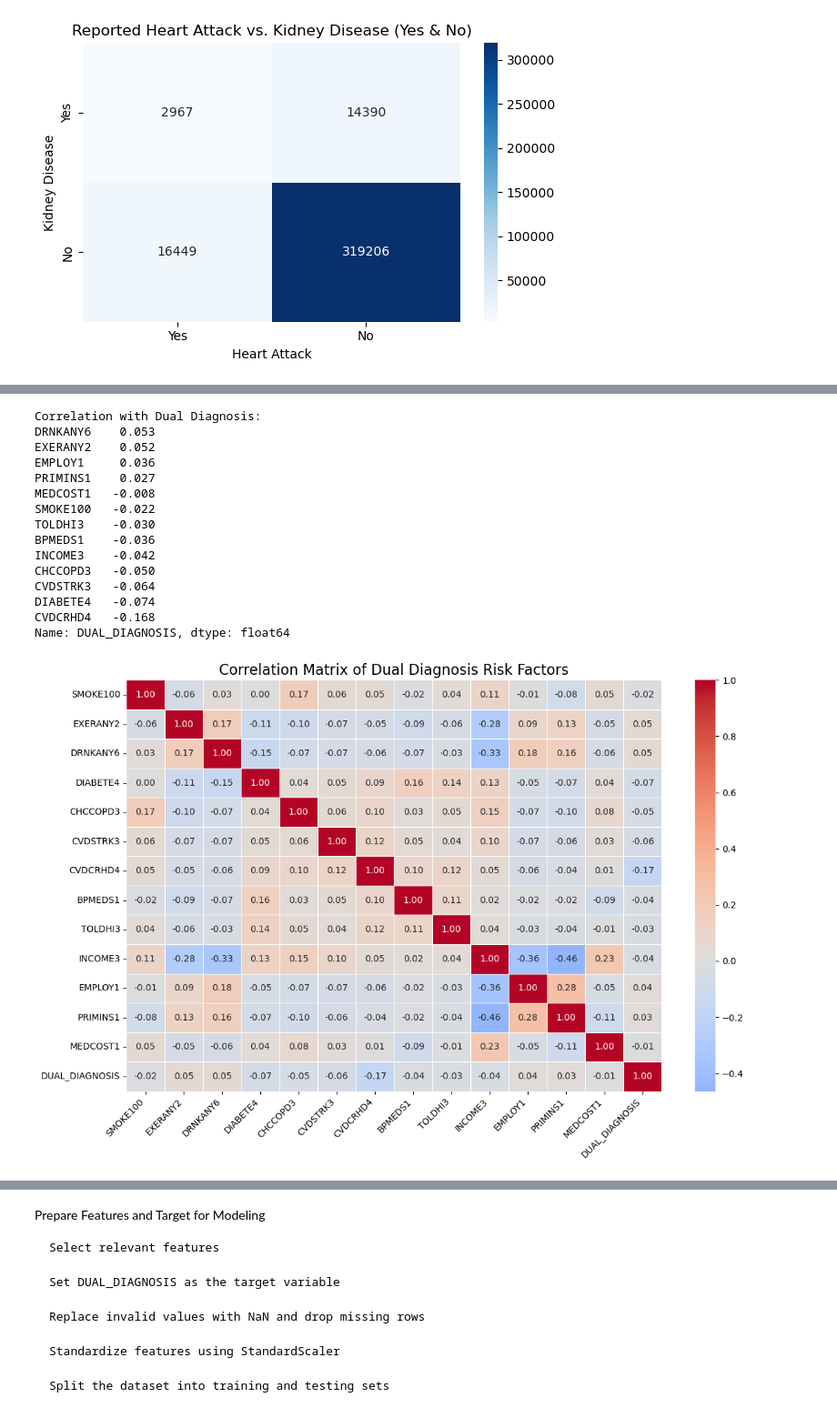
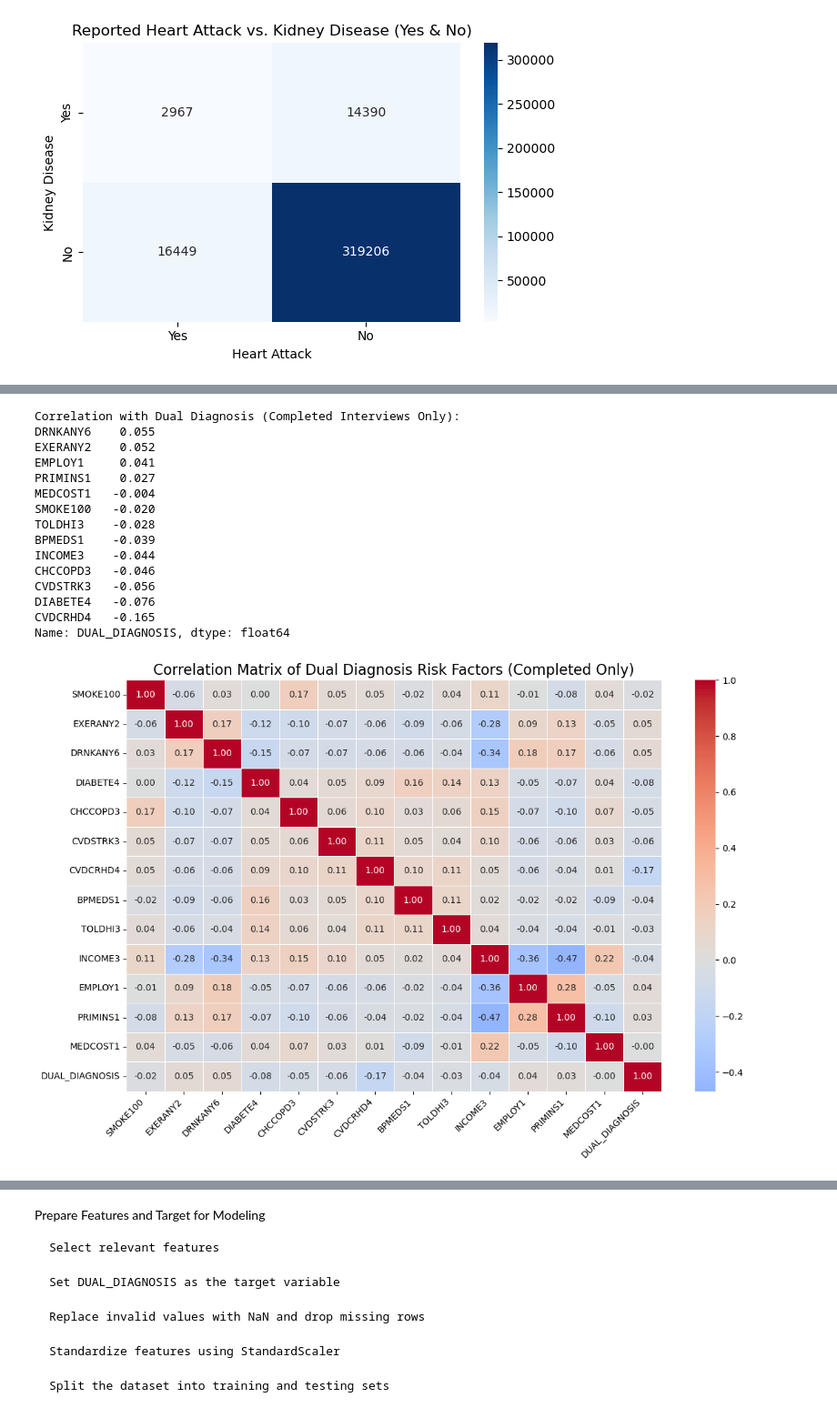
Before and after one commit to jberin15/usable_ai, a Jupyter notebook: project/Risk_profiling_for_heart_and_kidney_disease_using_BRFSS_data.ipynb, the cells around one changed output, grey strips where cells are left out. Shown at 91% size. Drawn from its saved outputs; the diff is of its cells as text; code cells hidden in the pictures.

Commit message:
Add risk profiling notebook using BRFSS data

```diff
--- a/project/Risk_profiling_for_heart_and_kidney_disease_using_BRFSS_data.ipynb
+++ b/project/Risk_profiling_for_heart_and_kidney_disease_using_BRFSS_data.ipynb
@@ -685,31 +492,40 @@ Name: KD_YES, dtype: float64
 # %%
-# Create binary outcome columns
+# Only mark MI_YES and KD_YES for completed interviews (DISPCODE == 1100)
+df_survey["MI_YES"] = ((df_survey["CVDINFR4"] == 1) & (df_survey["DISPCODE"] == 1100)).astype(int)
+df_survey["KD_YES"] = ((df_survey["CHCKDNY2"] == 1) & (df_survey["DISPCODE"] == 1100)).astype(int)
 df_survey["DUAL_DIAGNOSIS"] = ((df_survey["MI_YES"] == 1) & (df_survey["KD_YES"] == 1)).astype(int)
 
-# Invalid values
+# Handling of invalid or missing values
 invalid_values = [7, 8, 9, 77, 88, 99]
 
-# Lifestyle Factors Correlation
+# Function to clean and prepare data
+def prepare_for_correlation(df, cols, target):
+    temp = df[cols + [target]].replace(invalid_values, np.nan).dropna()
+    for col in cols:
+        temp[col] = pd.to_numeric(temp[col], errors='coerce')
+    return temp
+
+# Lifestyle Factors
 lifestyle_cols = ["SMOKE100", "EXERANY2", "DRNKANY6"]
-df_lifestyle = df_survey[lifestyle_cols + ["DUAL_DIAGNOSIS"]].replace(invalid_values, np.nan).dropna()
+df_lifestyle = prepare_for_correlation(df_survey, lifestyle_cols, "DUAL_DIAGNOSIS")
 
 print("Correlation with Dual Diagnosis (Lifestyle Factors):")
 for col in lifestyle_cols:
     corr, p = stats.pointbiserialr(df_lifestyle["DUAL_DIAGNOSIS"], df_lifestyle[col])
     print(f"{col}: correlation = {corr:.3f}, p-value = {p:.4f}")
 
-# Chronic Conditions Correlation
+# Chronic Conditions
 chronic_cols = ["DIABETE4", "CHCCOPD3", "CVDSTRK3", "CVDCRHD4", "BPMEDS1", "TOLDHI3"]
-df_chronic = df_survey[chronic_cols + ["DUAL_DIAGNOSIS"]].replace(invalid_values, np.nan).dropna()
+df_chronic = prepare_for_correlation(df_survey, chronic_cols, "DUAL_DIAGNOSIS")
 
 print("\nCorrelation with Dual Diagnosis (Chronic Conditions):")
 for col in chronic_cols:
     corr, p = stats.pointbiserialr(df_chronic["DUAL_DIAGNOSIS"], df_chronic[col])
     print(f"{col}: correlation = {corr:.3f}, p-value = {p:.4f}")
 
-# Socioeconomic Factors Correlation
+# Socioeconomic Factors
 social_cols = ["INCOME3", "EMPLOY1", "PRIMINS1", "MEDCOST1"]
-df_social = df_survey[social_cols + ["DUAL_DIAGNOSIS"]].replace(invalid_values, np.nan).dropna()
+df_social = prepare_for_correlation(df_survey, social_cols, "DUAL_DIAGNOSIS")
 
 print("\nCorrelation with Dual Diagnosis (Socioeconomic Factors):")
 for col in social_cols:
@@ -737,45 +553,50 @@ MEDCOST1: correlation = -0.007, p-value = 0.0487
 # %%
-# Combine all relevant columns into one DataFrame
+# Filter to completed interviews only
+df_comp = df_survey[df_survey["DISPCODE"] == 1100].copy()
+
+# Combine relevant columns
 all_cols = [
     "SMOKE100", "EXERANY2", "DRNKANY6",                   # Lifestyle
     "DIABETE4", "CHCCOPD3", "CVDSTRK3", "CVDCRHD4",       # Chronic
     "BPMEDS1", "TOLDHI3",
     "INCOME3", "EMPLOY1", "PRIMINS1", "MEDCOST1",         # Socioeconomic
     "DUAL_DIAGNOSIS"
 ]
 
-# Replace invalid BRFSS codes and drop missing
+# Handling of invalid values
 invalid_values = [7, 8, 9, 77, 88, 99]
-df_corr = df_survey[all_cols].replace(invalid_values, np.nan).dropna()
+df_corr = df_comp[all_cols].replace(invalid_values, np.nan)
 
-# Print correlation of each variable with DUAL_DIAGNOSIS
-print("Correlation with Dual Diagnosis:")
+# Convert all to numeric and drop missing
+df_corr = df_corr.apply(pd.to_numeric, errors="coerce").dropna()
+
+print("Correlation with Dual Diagnosis (Completed Interviews Only):")
 correlations = df_corr.corr()["DUAL_DIAGNOSIS"].drop("DUAL_DIAGNOSIS")
 print(correlations.sort_values(ascending=False).round(3))
 print("\n")
 
-# Plot the full correlation matrix
+# Plot
 plt.figure(figsize=(12, 8))
 sns.heatmap(df_corr.corr(), annot=True, fmt=".2f", cmap="coolwarm", center=0, linewidths=0.5)
-plt.title("Correlation Matrix of Dual Diagnosis Risk Factors", fontsize=16)
+plt.title("Correlation Matrix of Dual Diagnosis Risk Factors (Completed Only)", fontsize=16)
 plt.xticks(rotation=45, ha='right')
 plt.tight_layout()
 plt.show()
 # %% [output]
-Correlation with Dual Diagnosis:
-DRNKANY6    0.053
+Correlation with Dual Diagnosis (Completed Interviews Only):
+DRNKANY6    0.055
 EXERANY2    0.052
-EMPLOY1     0.036
+EMPLOY1     0.041
 PRIMINS1    0.027
-MEDCOST1   -0.008
-SMOKE100   -0.022
-TOLDHI3    -0.030
-BPMEDS1    -0.036
-INCOME3    -0.042
-CHCCOPD3   -0.050
-CVDSTRK3   -0.064
-DIABETE4   -0.074
-CVDCRHD4   -0.168
+MEDCOST1   -0.004
+SMOKE100   -0.020
+TOLDHI3    -0.028
+BPMEDS1    -0.039
+INCOME3    -0.044
+CHCCOPD3   -0.046
+CVDSTRK3   -0.056
+DIABETE4   -0.076
+CVDCRHD4   -0.165
 Name: DUAL_DIAGNOSIS, dtype: float64
-[figure, old version]
+[figure, new version]
 # %%
```
Also changed, not shown: parts of 37 cells of this notebook.
